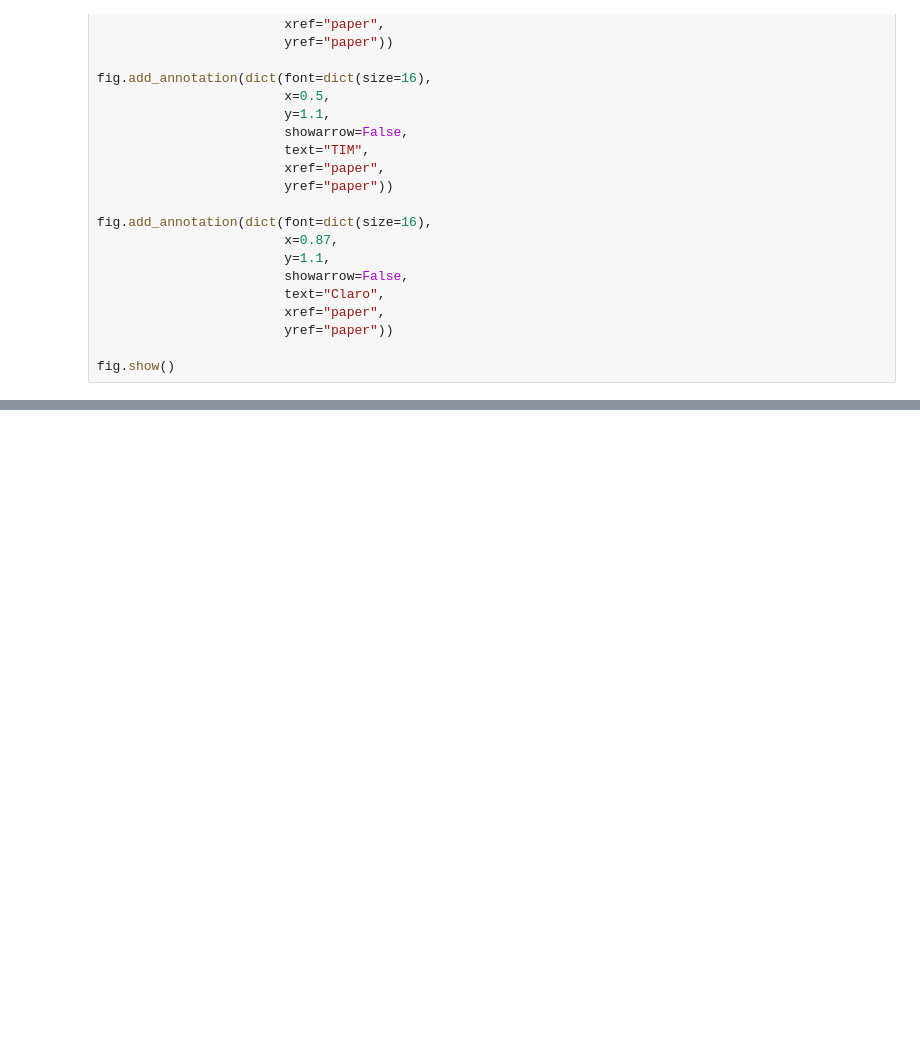
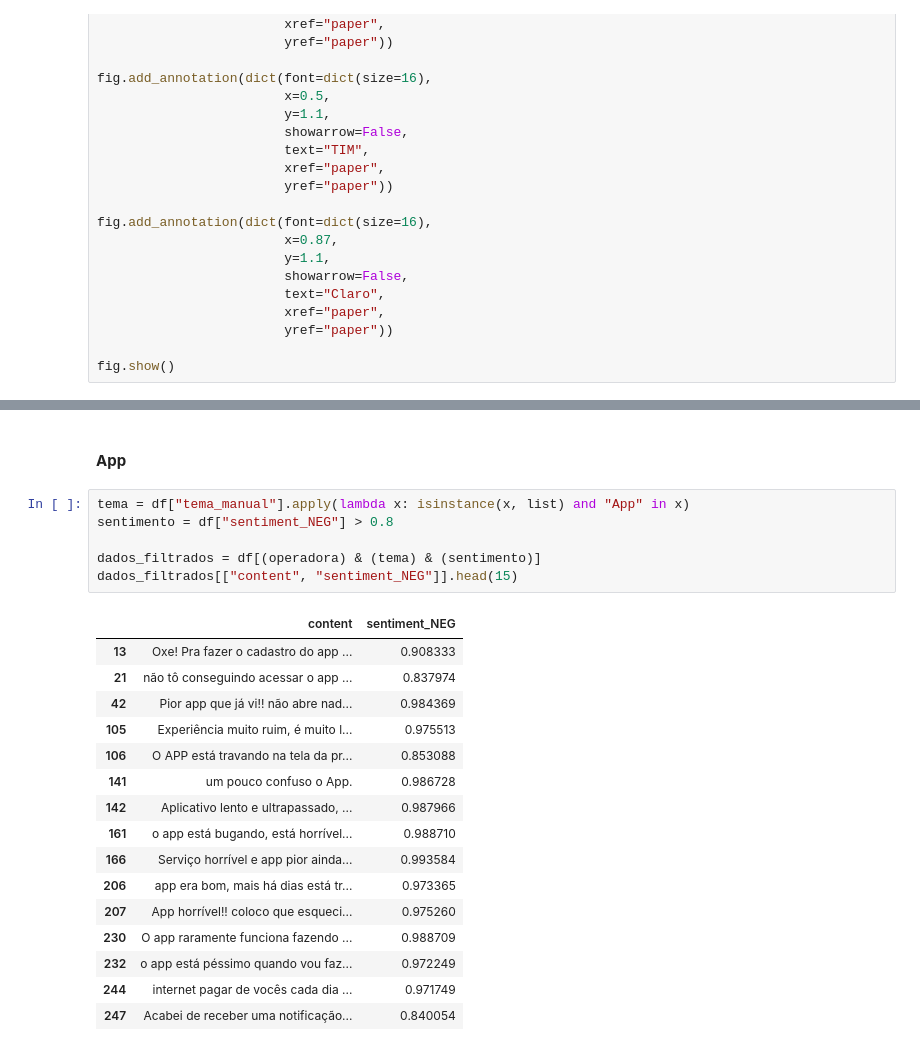
Before and after one commit to PedroReste/analises_e_insights, a Jupyter notebook: sentimentos_e_temas_de_comentarios_de_apps/notebook_operadoras.ipynb, the cells around one changed output, grey strips where cells are left out. Saved outputs shown, nothing was run; the diff lists cells and outputs as text; blank space fills up the shorter version.

```diff
--- a/sentimentos_e_temas_de_comentarios_de_apps/notebook_operadoras.ipynb
+++ b/sentimentos_e_temas_de_comentarios_de_apps/notebook_operadoras.ipynb
@@ -895,0 +967,25 @@ fig.show()
+# %% [markdown]
+#### **App**
+# %%
+tema = df["tema_manual"].apply(lambda x: isinstance(x, list) and "App" in x)
+sentimento = df["sentiment_NEG"] > 0.8
+
+dados_filtrados = df[(operadora) & (tema) & (sentimento)]
+dados_filtrados[["content", "sentiment_NEG"]].head(15)
+# %% [output]
+|  | content | sentiment_NEG |
+| 13 | Oxe! Pra fazer o cadastro do app ... | 0.908333 |
+| 21 | não tô conseguindo acessar o app ... | 0.837974 |
+| 42 | Pior app que já vi!! não abre nad... | 0.984369 |
+| 105 | Experiência muito ruim, é muito l... | 0.975513 |
+| 106 | O APP está travando na tela da pr... | 0.853088 |
+| 141 | um pouco confuso o App. | 0.986728 |
+| 142 | Aplicativo lento e ultrapassado, ... | 0.987966 |
+| 161 | o app está bugando, está horrível... | 0.988710 |
+| 166 | Serviço horrível e app pior ainda... | 0.993584 |
+| 206 | app era bom, mais há dias está tr... | 0.973365 |
+| 207 | App horrível!! coloco que esqueci... | 0.975260 |
+| 230 | O app raramente funciona fazendo ... | 0.988709 |
+| 232 | o app está péssimo quando vou faz... | 0.972249 |
+| 244 | internet pagar de vocês cada dia ... | 0.971749 |
+| 247 | Acabei de receber uma notificação... | 0.840054 |
```
Also changed, not shown: parts of 114 cells of this notebook, 1 other file.
